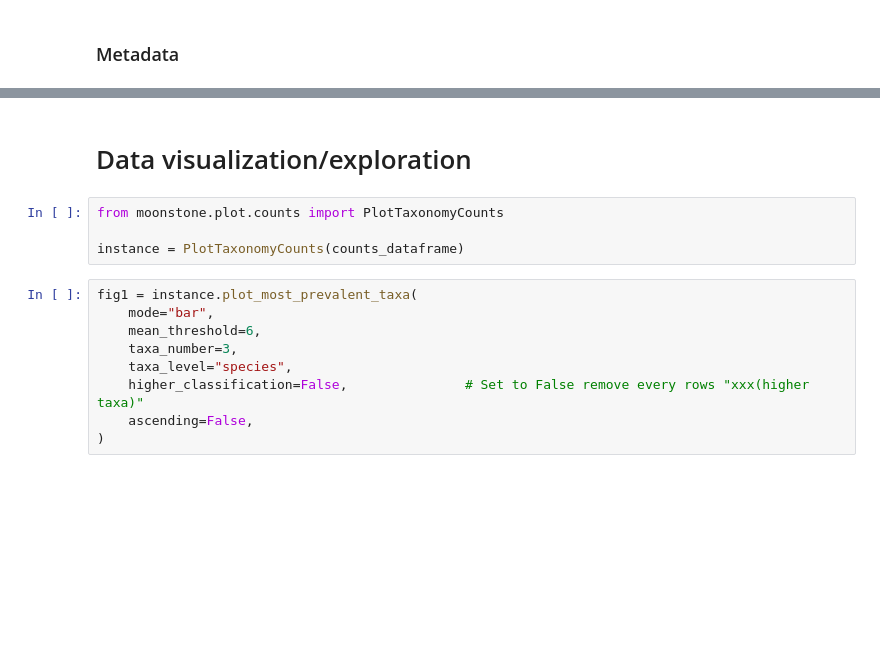
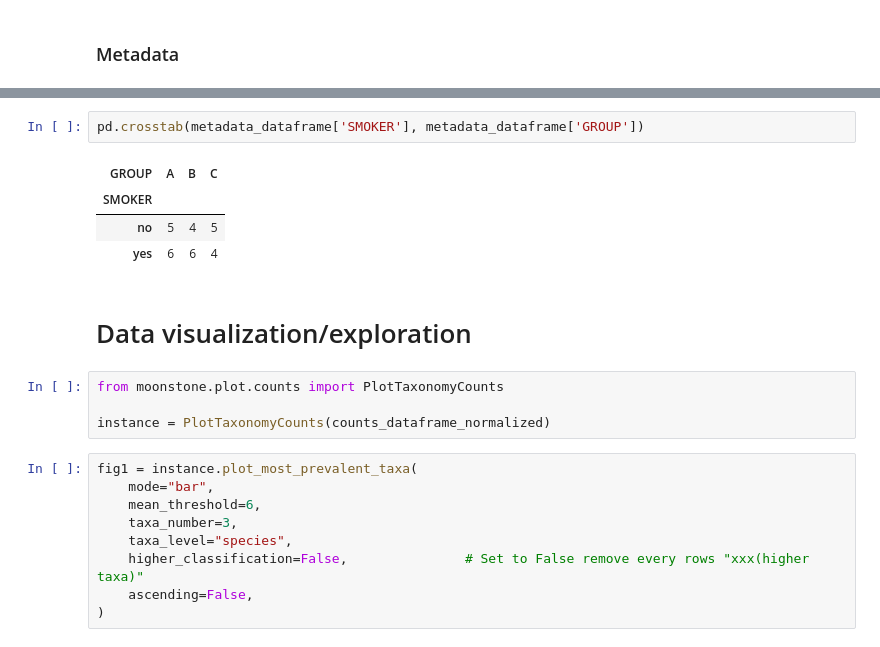
Before and after one commit to motleystate/moonstone, a Jupyter notebook: tutorial/Moonstone_Tutorial.ipynb, the cells around one changed output, grey strips where cells are left out. Saved outputs shown, nothing was run; the diff lists cells and outputs as text; blank space fills up the shorter version.

```diff
--- a/tutorial/Moonstone_Tutorial.ipynb
+++ b/tutorial/Moonstone_Tutorial.ipynb
@@ -90,9 +109,16 @@ metadata_dataframe
+# %%
+pd.crosstab(metadata_dataframe['SMOKER'], metadata_dataframe['GROUP'])
+# %% [output]
+| GROUP | A | B | C |
+| SMOKER |  |  |  |
+| no | 5 | 4 | 5 |
+| yes | 6 | 6 | 4 |
 # %% [markdown]
 # Data visualization/exploration
 # %%
 from moonstone.plot.counts import PlotTaxonomyCounts
 
-instance = PlotTaxonomyCounts(counts_dataframe)
+instance = PlotTaxonomyCounts(counts_dataframe_normalized)
 # %%
 fig1 = instance.plot_most_prevalent_taxa(
     mode="bar",
```
Also changed, not shown: parts of 12 cells of this notebook.
